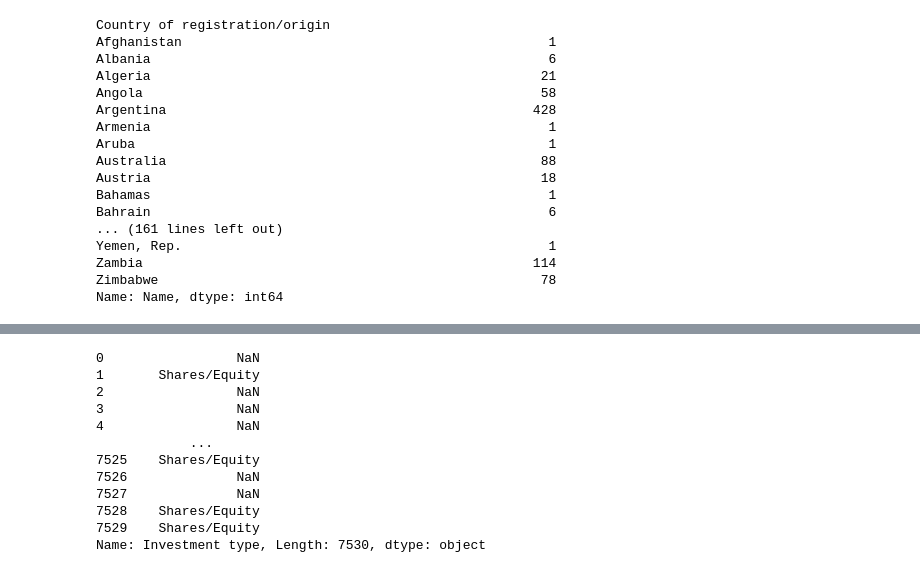
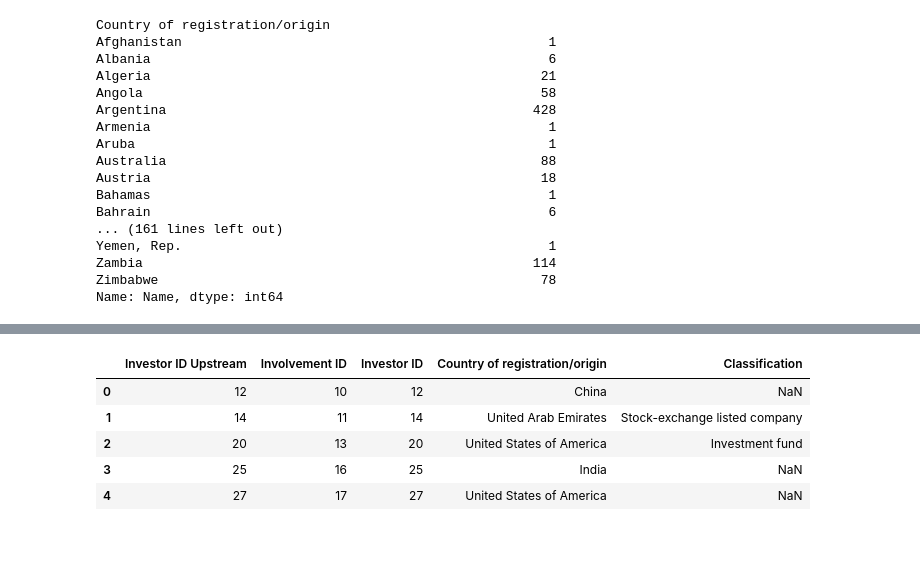
Before and after one commit to manzahn/Group-project-Data-Science-in-Space, a Jupyter notebook: Workfolder Landmatix/groupproject.ipynb, the cells around one changed output, grey strips where cells are left out. Cells and saved outputs as stored; diff of their text form; code cells hidden in the pictures; blank space fills up the shorter version.

```diff
--- a/Workfolder Landmatix/groupproject.ipynb
+++ b/Workfolder Landmatix/groupproject.ipynb
@@ -188,8 +179,9 @@ df_contracts_clean.head()
 | 3 | d24WOchE | 849 | 90.0 |
 | 4 | PDMXavWg | 851 | 25.0 |
 # %%
+# Importing a csv containing the information on investors within the Land Matrix
 df_investors = pd.read_csv(
-    "export\investors.csv",
+    "export2\investors.csv",
     sep=";",
     engine="python",
     encoding="utf-8",
@@ -260,0 +219,3 @@ memory usage: 34.4+ KB
+# %%
+investor_countries_clean = df_investors[['Investor ID', 'Country of registration/origin', 'Classification']]
+investor_countries_clean.head()
@@ -261,9 +229,11 @@ memory usage: 34.4+ KB
 # %%
+#Importing the involvements dataframe to be able to merge the other dataframes together
 df_involvements = pd.read_csv(
-    "export\involvements.csv",
+    "export2\involvements.csv",
     sep=";",
     engine="python",
     encoding="utf-8",
 )
+df_involvements.head()
 
-df_involvements.head()
+involvements_clean = df_involvements[['Investor ID Upstream', 'Involvement ID']]
@@ -292,15 +240,17 @@ Name: Ownership share, Length: 7530, dtype: float64
-# %%
-df_involvements.iloc[:, 6]
-# %% [output]
-0                 NaN
-1       Shares/Equity
-2                 NaN
-3                 NaN
-4                 NaN
-            ...
-7525    Shares/Equity
-7526              NaN
-7527              NaN
-7528    Shares/Equity
-7529    Shares/Equity
-Name: Investment type, Length: 7530, dtype: object
+# %%
+#merging the involvements dataframe with the investors dataframe
+involvements_investors = pd.merge(
+    involvements_clean,
+    investor_countries_clean,
+    left_on='Investor ID Upstream',
+    right_on='Investor ID',
+    how='left'
+)
+involvements_investors.head()
+# %% [output]
+|  | Investor ID Upstream | Involvement ID | Investor ID | Country of registration/origin | Classification |
+| 0 | 12 | 10 | 12 | China | NaN |
+| 1 | 14 | 11 | 14 | United Arab Emirates | Stock-exchange listed company |
+| 2 | 20 | 13 | 20 | United States of America | Investment fund |
+| 3 | 25 | 16 | 25 | India | NaN |
+| 4 | 27 | 17 | 27 | United States of America | NaN |
```
Also changed, not shown: parts of 27 cells of this notebook.
